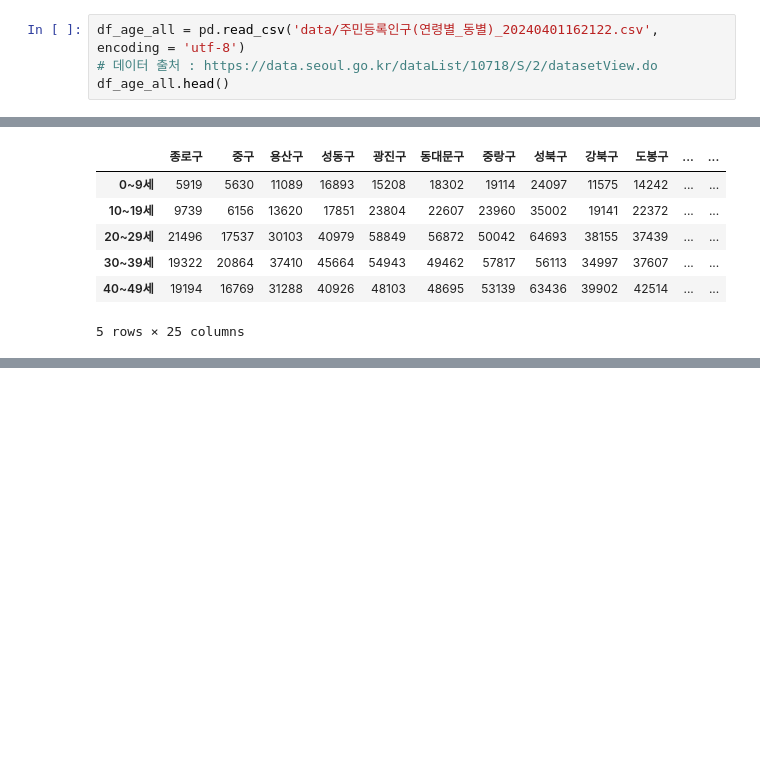
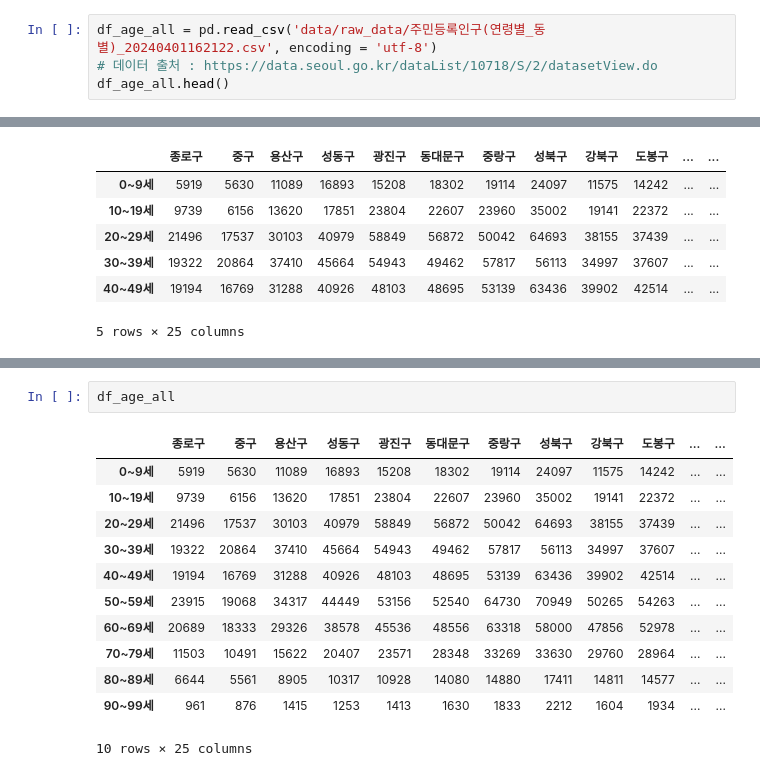
Before and after one commit to JeukYun/-Gwangjin-Data-Competition, a Jupyter notebook: 광진구, 서울 자치구별 연령 비교.ipynb, the cells around one changed output, grey strips where cells are left out. Drawn from its saved outputs; the diff is of its cells as text; blank space fills up the shorter version.

```diff
--- a/python.ipynb
+++ b/광진구, 서울 자치구별 연령 비교.ipynb
@@ -91,5 +97,5 @@ df_age
 # %%
-df_age_all = pd.read_csv('data/주민등록인구(연령별_동별)_20240401162122.csv', encoding = 'utf-8')
+df_age_all = pd.read_csv('data/raw_data/주민등록인구(연령별_동별)_20240401162122.csv', encoding = 'utf-8')
 # 데이터 출처 : https://data.seoul.go.kr/dataList/10718/S/2/datasetView.do
 df_age_all.head()
 # %% [output]
@@ -218,0 +246,15 @@ display(df_age.head(), df_age_all.head())
+# %%
+df_age_all
+# %% [output]
+|  | 종로구 | 중구 | 용산구 | 성동구 | 광진구 | 동대문구 | 중랑구 | 성북구 | 강북구 | 도봉구 | ... | ... |
+| 0~9세 | 5919 | 5630 | 11089 | 16893 | 15208 | 18302 | 19114 | 24097 | 11575 | 14242 | ... | ... |
+| 10~19세 | 9739 | 6156 | 13620 | 17851 | 23804 | 22607 | 23960 | 35002 | 19141 | 22372 | ... | ... |
+| 20~29세 | 21496 | 17537 | 30103 | 40979 | 58849 | 56872 | 50042 | 64693 | 38155 | 37439 | ... | ... |
+| 30~39세 | 19322 | 20864 | 37410 | 45664 | 54943 | 49462 | 57817 | 56113 | 34997 | 37607 | ... | ... |
+| 40~49세 | 19194 | 16769 | 31288 | 40926 | 48103 | 48695 | 53139 | 63436 | 39902 | 42514 | ... | ... |
+| 50~59세 | 23915 | 19068 | 34317 | 44449 | 53156 | 52540 | 64730 | 70949 | 50265 | 54263 | ... | ... |
+| 60~69세 | 20689 | 18333 | 29326 | 38578 | 45536 | 48556 | 63318 | 58000 | 47856 | 52978 | ... | ... |
+| 70~79세 | 11503 | 10491 | 15622 | 20407 | 23571 | 28348 | 33269 | 33630 | 29760 | 28964 | ... | ... |
+| 80~89세 | 6644 | 5561 | 8905 | 10317 | 10928 | 14080 | 14880 | 17411 | 14811 | 14577 | ... | ... |
+| 90~99세 | 961 | 876 | 1415 | 1253 | 1413 | 1630 | 1833 | 2212 | 1604 | 1934 | ... | ... |
+10 rows × 25 columns
```
Also changed, not shown: parts of 8 cells of this notebook, 8 other files.
